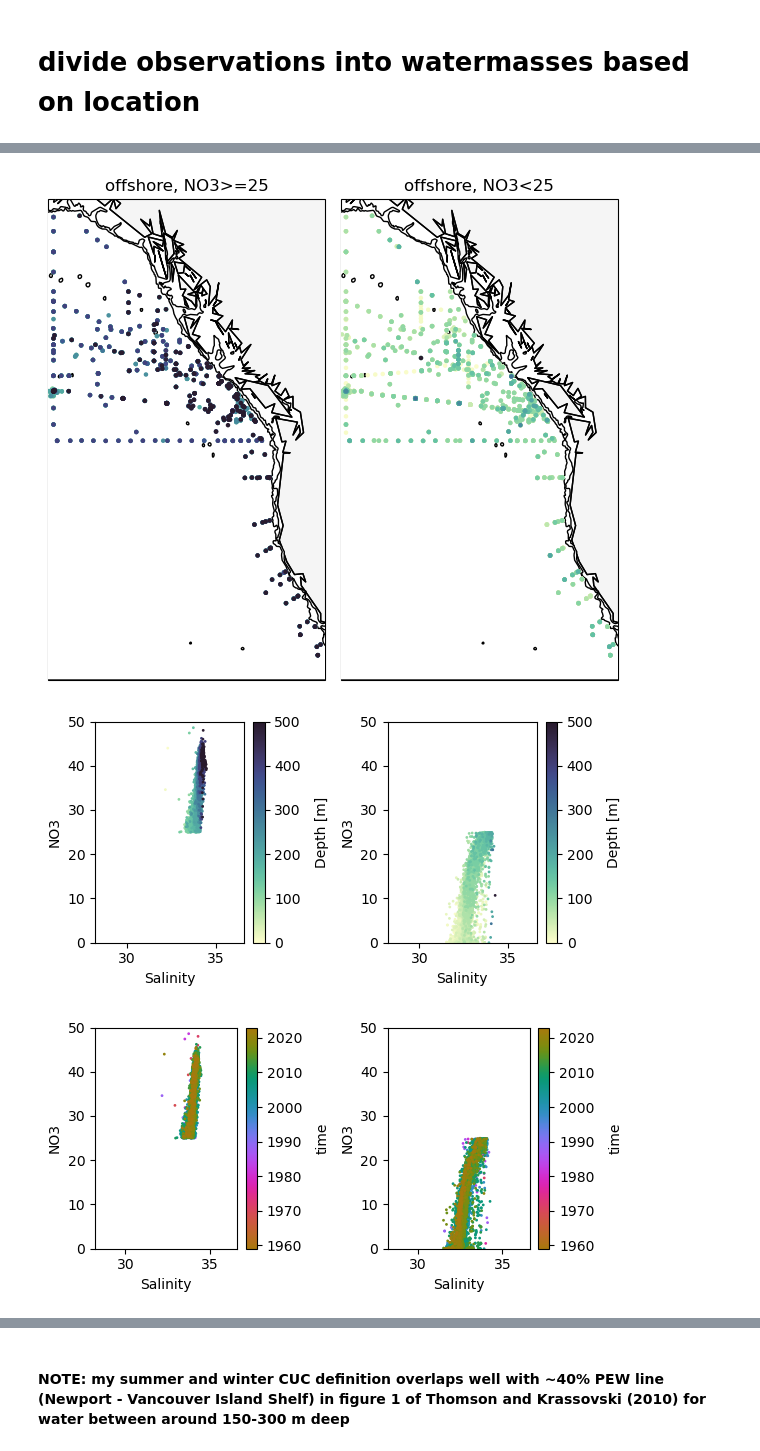
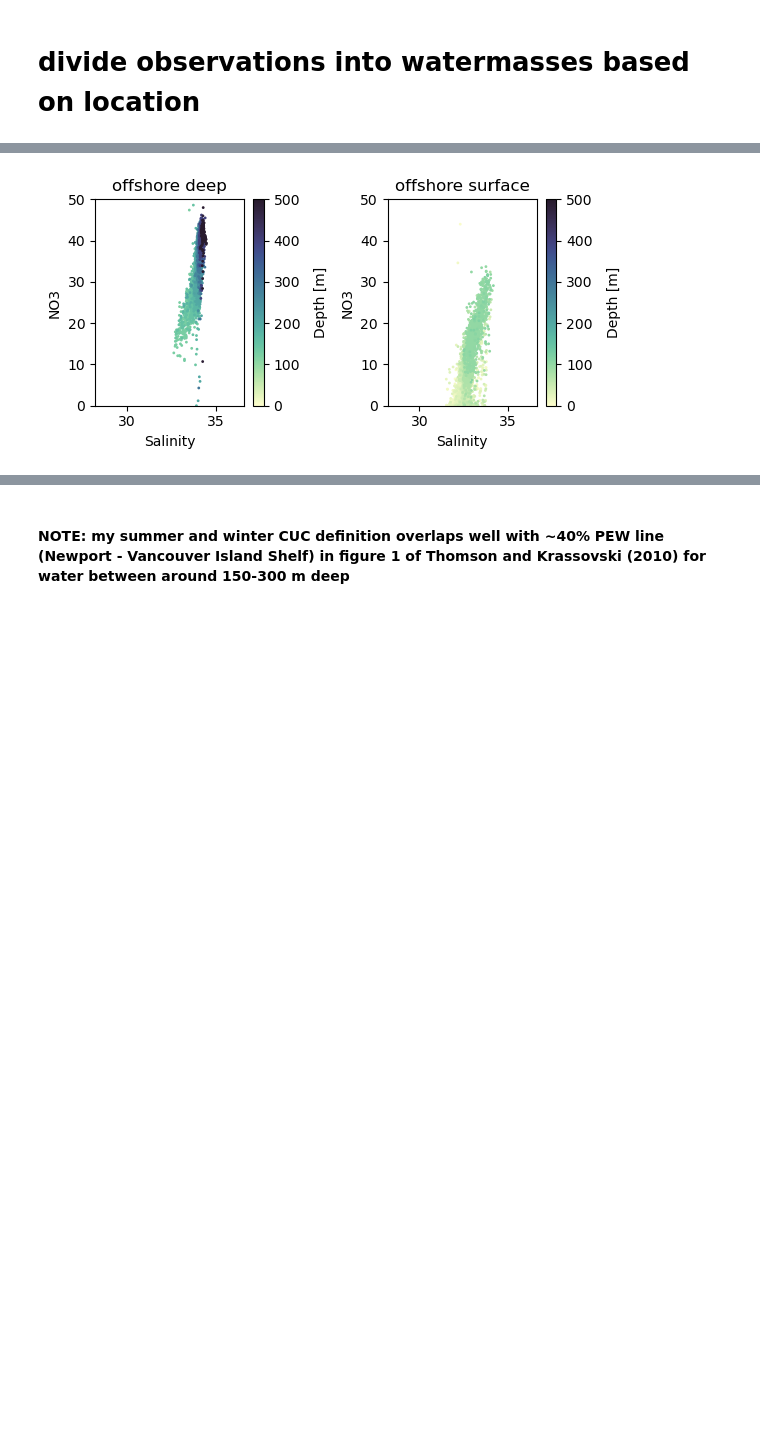
Before and after one commit to UBC-MOAD/analysis-becca, a Jupyter notebook: LiveOcean/tracers/wm_properties.ipynb, the cells around one changed output, grey strips where cells are left out. Cells and saved outputs as stored; diff of their text form; code cells hidden in the pictures; blank space fills up the shorter version.

```diff
--- a/LiveOcean/tracers/wm_properties.ipynb
+++ b/LiveOcean/tracers/wm_properties.ipynb
@@ -318,7 +319,7 @@ sob.region[(sob.location == 'slope') & (sob['latitude (degrees_north)'] <= 47.3)
 sob.region[(sob.location == 'slope') & (sob['latitude (degrees_north)'] <= 50.5) & (sob['salinity (g kg-1)'] >= 33.7)] = 'cuc'
 sob.region[sob['salinity (g kg-1)'] <= 31.5] = 'brackish' # putting this one last will remove the <32 points from the other regions
 # %%
-regions = ['offshore', 'cuc', 'north', 'south']
+regions = ['offshore deep','offshore surface', 'cuc', 'north', 'south']
 
 #elipse information
 x_mean, y_mean, width, height, angle = np.zeros(len(regions)), np.zeros(len(regions)), np.zeros(len(regions)), np.zeros(len(regions)), np.zeros(len(regions))
@@ -332,10 +333,10 @@ for i in range(len(ax)):
 
 
 # show boundaries from CIOPS analysis
-ax[1].plot([33.9,33.9],[tmin,tmax],'r--', alpha=0.7, label='Deep division')
-ax[1].plot([32,32],[tmin,tmax],'g--',alpha=0.7,label='Columbia division')
-ax[3].plot([33.9,33.9],[tmin,tmax],'r--', alpha=0.7, label='Deep division')
-ax[3].plot([32,32],[tmin,tmax],'g--',alpha=0.7,label='Columbia division')
+ax[2].plot([33.9,33.9],[tmin,tmax],'r--', alpha=0.7, label='Deep division')
+ax[2].plot([32,32],[tmin,tmax],'g--',alpha=0.7,label='Columbia division')
+ax[4].plot([33.9,33.9],[tmin,tmax],'r--', alpha=0.7, label='Deep division')
+ax[4].plot([32,32],[tmin,tmax],'g--',alpha=0.7,label='Columbia division')
 plt.tight_layout()
 
 # Nitrate - Salinity
@@ -364,14 +365,14 @@ for i in range(len(ax)):
     TS_depth(sob,regions[i],ax[i])
 
 # show boundaries from CIOPS analysis
-ax[1].plot([33.9,33.9],[tmin,tmax],'r--', alpha=0.7, label='Deep division')
-ax[1].plot([32,32],[tmin,tmax],'g--',alpha=0.7,label='Columbia division')
-ax[3].plot([33.9,33.9],[tmin,tmax],'r--', alpha=0.7, label='Deep division')
-ax[3].plot([32,32],[tmin,tmax],'g--',alpha=0.7,label='Columbia division')
+ax[2].plot([33.9,33.9],[tmin,tmax],'r--', alpha=0.7, label='Deep division')
+ax[2].plot([32,32],[tmin,tmax],'g--',alpha=0.7,label='Columbia division')
+ax[4].plot([33.9,33.9],[tmin,tmax],'r--', alpha=0.7, label='Deep division')
+ax[4].plot([32,32],[tmin,tmax],'g--',alpha=0.7,label='Columbia division')
 plt.tight_layout()
 
 xlim, ylim = [-145.5, -120.2], [30, 60]
-fig, ax = plt.subplots(1,4, figsize=(len(regions)*3,6), subplot_kw={'projection': crs.Mercator(np.mean(xlim), *ylim)})
+fig, ax = plt.subplots(1,5, figsize=(len(regions)*3,6), subplot_kw={'projection': crs.Mercator(np.mean(xlim), *ylim)})
 for i in range(len(ax)):
     xy_depth(sob,regions[i],ax[i])
 plt.tight_layout()
@@ -388,72 +385,34 @@ Possible issue encountered when converting Shape #471 to GeoJSON: Shapefile form
 # %%
 # ok i think its worth digging into those two groups that show up in the offshore plot of NO3-salinity
-bool1 = sob['NO3 (uM)']>=25
-bool2 = sob['NO3 (uM)']<25
-# in space
-xlim, ylim = [-145.5, -120.2], [30, 60]
-fig, ax = plt.subplots(1,2, figsize=(6,6), subplot_kw={'projection': crs.Mercator(np.mean(xlim), *ylim)})
-xy_depth(sob[bool1],'offshore',ax[0])
-xy_depth(sob[bool2],'offshore',ax[1])
-ax[0].set_title('offshore, NO3>=25')
-ax[1].set_title('offshore, NO3<25')
-plt.tight_layout()
 
 # no3-salinity space, coloured by depth
-bools = [bool1,bool2]
 smin, smax = 28.2,36.6
 nmin, nmax = 0,50
 fig, ax = plt.subplots(1,2,figsize=[6,3])
 
-for i in range(len(bools)):
-    salt = sob['salinity (g kg-1)'][(sob.region == 'offshore') & bools[i]].reset_index(drop=True)
-    no3 = sob['NO3 (uM)'][(sob.region == 'offshore') & bools[i]].reset_index(drop=True)
-    z = sob['depth (m)'][(sob.region == 'offshore') & bools[i]].reset_index(drop=True)
+r = ['offshore deep', 'offshore surface']
+for i in range(len(r)):
+    salt = sob['salinity (g kg-1)'][(sob.region == r[i])].reset_index(drop=True)
+    no3 = sob['NO3 (uM)'][(sob.region == r[i])].reset_index(drop=True)
+    z = sob['depth (m)'][(sob.region == r[i])].reset_index(drop=True)
 
     # Sort the points by depth, so that the deepest points are plotted last
     idx = z.argsort()
     salt, no3, z = salt[idx], no3[idx], z[idx]
 
     sc = ax[i].scatter(salt,no3, c=z, cmap=cm.cm.deep,s=1,vmin=0,vmax=500)
     cb = fig.colorbar(sc, ax=ax[i])
     cb.set_label('Depth [m]', labelpad=10, fontsize=10)
 
-    ax[i].set_ylabel('NO3')
-    ax[i].set_xlabel('Salinity')
-
-    ax[i].set_ylim([nmin,nmax])
-    ax[i].set_xlim([smin,smax])
-plt.tight_layout()
-
-# no3-salinity space, coloured by year
-# no3-salinity space, coloured by depth
-bools = [bool1,bool2]
-smin, smax = 28.2,36.6
-nmin, nmax = 0,50
-fig, ax = plt.subplots(1,2,figsize=[6,3])
-
-for i in range(len(bools)):
-    salt = sob['salinity (g kg-1)'][(sob.region == 'offshore') & bools[i]].reset_index(drop=True)
-    no3 = sob['NO3 (uM)'][(sob.region == 'offshore') & bools[i]].reset_index(drop=True)
-    time = sob['time'][(sob.region == 'offshore') & bools[i]].reset_index(drop=True)
-    z = np.array([int(time[j][:4]) for j in range(len(time))])
-
-    # Sort the points by time, so that the newest points are plotted last
-    idx = z.argsort()
-    salt, no3, z = salt[idx], no3[idx], z[idx]
-
-    sc = ax[i].scatter(salt,no3, c=z, cmap=cm.cm.phase,s=1)
-    cb = fig.colorbar(sc, ax=ax[i])
-    cb.set_label('time', labelpad=10, fontsize=10)
+    ax[i].set_title(r[i])
 
     ax[i].set_ylabel('NO3')
     ax[i].set_xlabel('Salinity')
 
     ax[i].set_ylim([nmin,nmax])
     ax[i].set_xlim([smin,smax])
 plt.tight_layout()
 # %% [output]
-[figure, old version]
+[figure, new version]
-[figure, removed]
-[figure, removed]
 # %%
 # lets plot all the ellipses together
```
Also changed, not shown: parts of 16 cells of this notebook.
